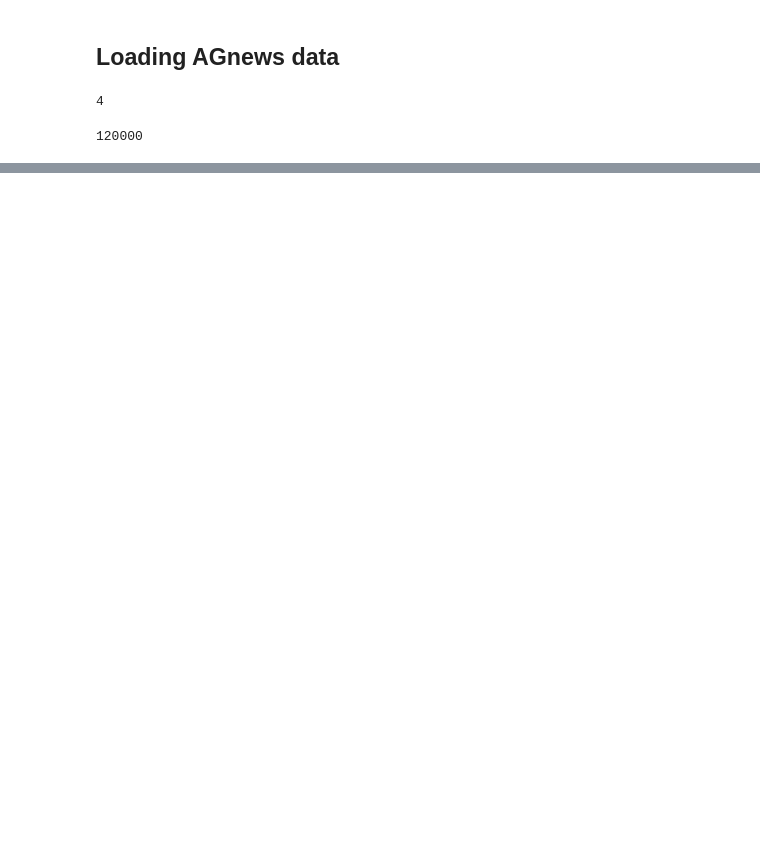
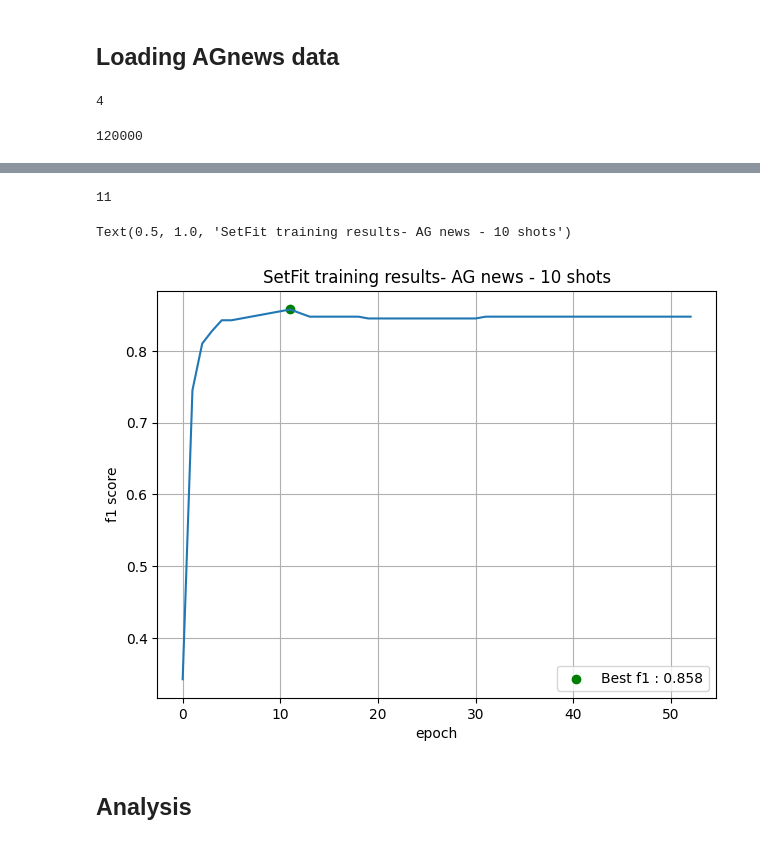
Before and after one commit to peulsilva/few-shot-learning-transformers, a Jupyter notebook: notebooks/few_shot_text_classification/setfit/01-train_setfit.ipynb, the cells around one changed output, grey strips where cells are left out. Cells and saved outputs as stored; diff of their text form; code cells hidden in the pictures; blank space fills up the shorter version.

```diff
--- a/notebooks/few_shot_text_classification/setfit/01-train_setfit.ipynb
+++ b/notebooks/few_shot_text_classification/setfit/01-train_setfit.ipynb
@@ -372,0 +824,9 @@ Text(0.5, 1.0, 'SetFit training results- AG news - 3 shots')
+# %%
+train_dataloader = DataLoader(
+    set_fit_data_train.data,
+    shuffle=True
+)
+
+val_dataloader = DataLoader(
+    set_fit_data_val
+)
@@ -372,0 +1001,15 @@ Text(0.5, 1.0, 'SetFit training results- AG news - 3 shots')
+# %%
+from random import shuffle
+def shuffle_two_lists(X, y ):
+    X_shuff = []
+    y_shuff = []
+    index_shuf = list(range(len(X)))
+    shuffle(index_shuf)
+    for i in index_shuf:
+        X_shuff.append(X[i])
+        y_shuff.append(y[i])
+
+
+    return X_shuff, y_shuff
+# %%
+X_train_shuffled , y_train_shuffled = shuffle_two_lists(X_train, y_train)
@@ -372,0 +1112,29 @@ Text(0.5, 1.0, 'SetFit training results- AG news - 3 shots')
+# %%
+best_epoch = 0
+for idx, f1 in enumerate(history):
+    if f1 == best_f1.item():
+        best_epoch = idx
+# %%
+best_epoch
+# %% [output]
+11
+# %%
+# history = ([k.to('cpu').numpy() for k in history])
+plt.plot(history)
+plt.scatter(
+    [best_epoch],
+    best_f1.item(),
+    color = "green",
+    label = f"Best f1 : {round(best_f1.item(),3)}"
+)
+plt.grid()
+plt.legend()
+plt.ylabel("f1 score")
+plt.xlabel("epoch")
+plt.tight_layout()
+plt.title("SetFit training results- AG news - 10 shots")
+# %% [output]
+Text(0.5, 1.0, 'SetFit training results- AG news - 10 shots')
+[figure, added]
+# %% [markdown]
+## Analysis
```
Also changed, not shown: parts of 48 cells of this notebook, 9 other files.
